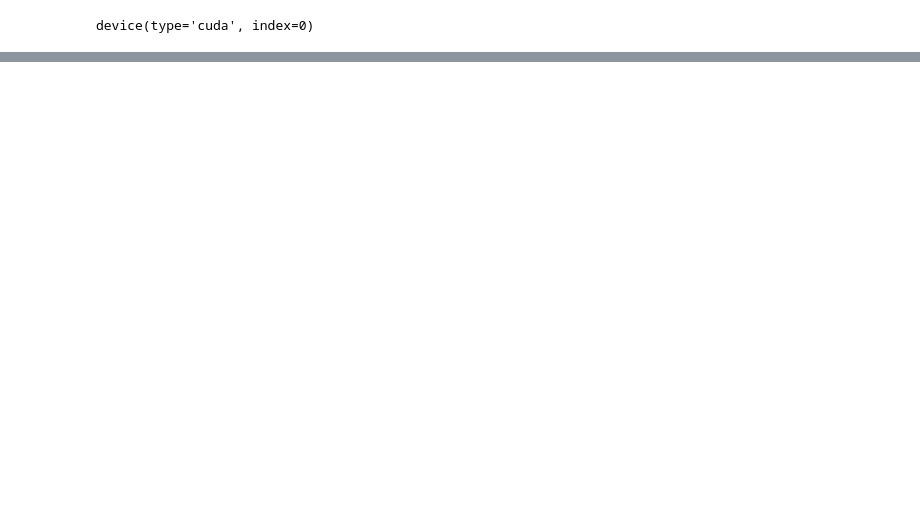
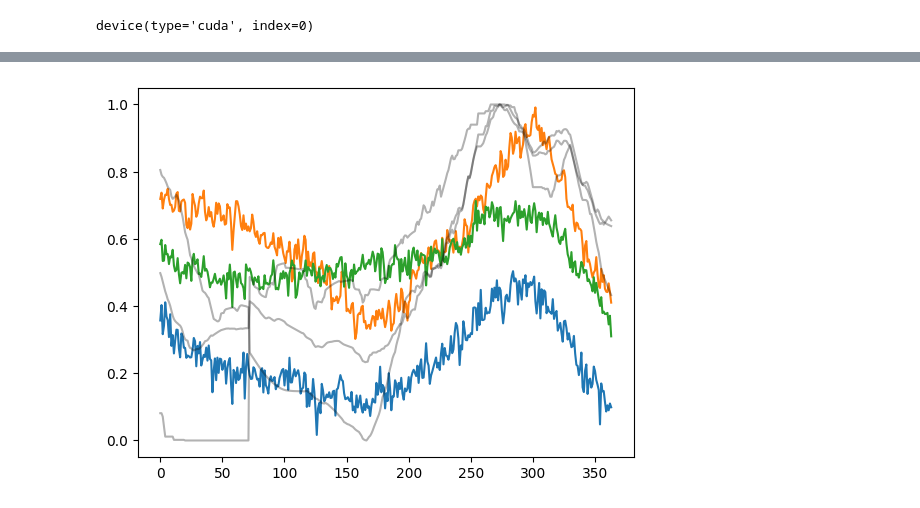
Before and after one commit to NathanAlmazan/RiverCastNotebooks, a Jupyter notebook: rivercast.ipynb, the cells around one changed output, grey strips where cells are left out. Drawn from its saved outputs; the diff is of its cells as text; code cells hidden in the pictures; blank space fills up the shorter version.

```diff
--- a/rivercast.ipynb
+++ b/rivercast.ipynb
@@ -782,0 +813,6 @@ plt.show()
+# %%
+plt.plot(y_pred[10][:-1, :3])
+plt.plot(y_true[10][:-1, :3], alpha=0.3, color='k')
+plt.show()
+# %% [output]
+[figure, added]
```
Also changed, not shown: parts of 15 cells of this notebook.
